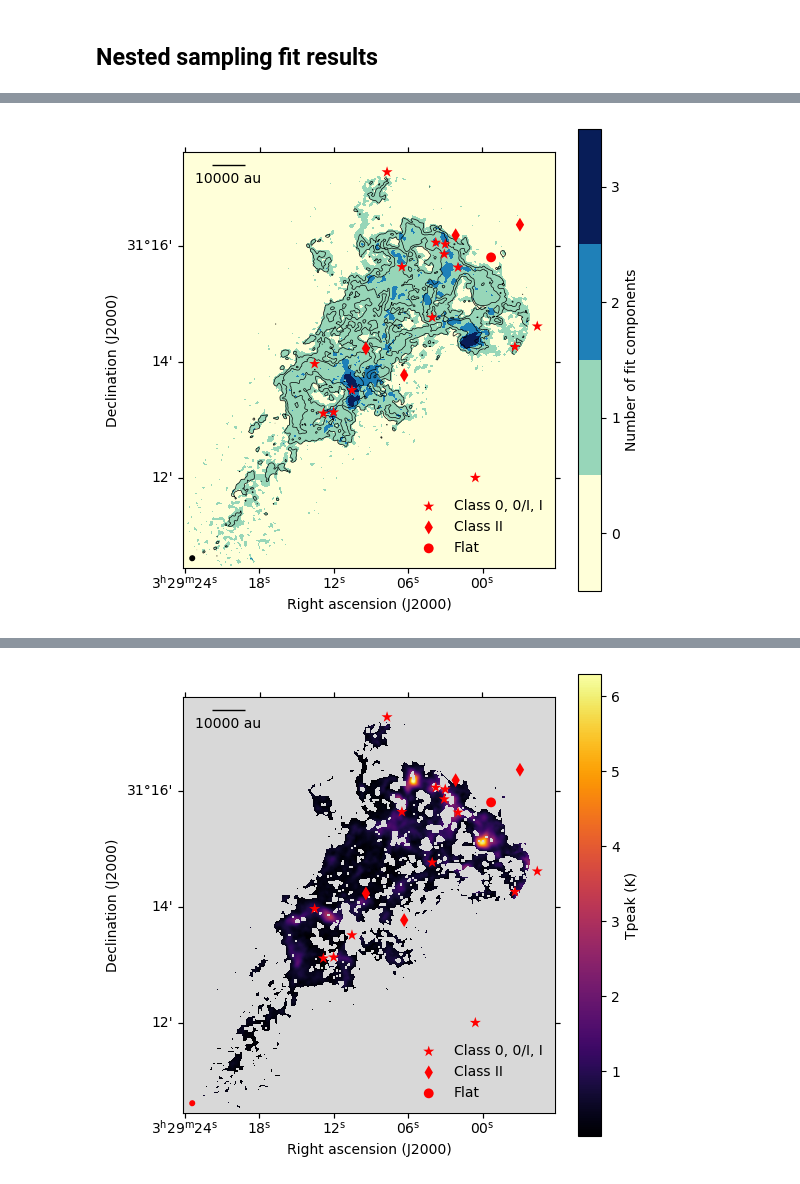
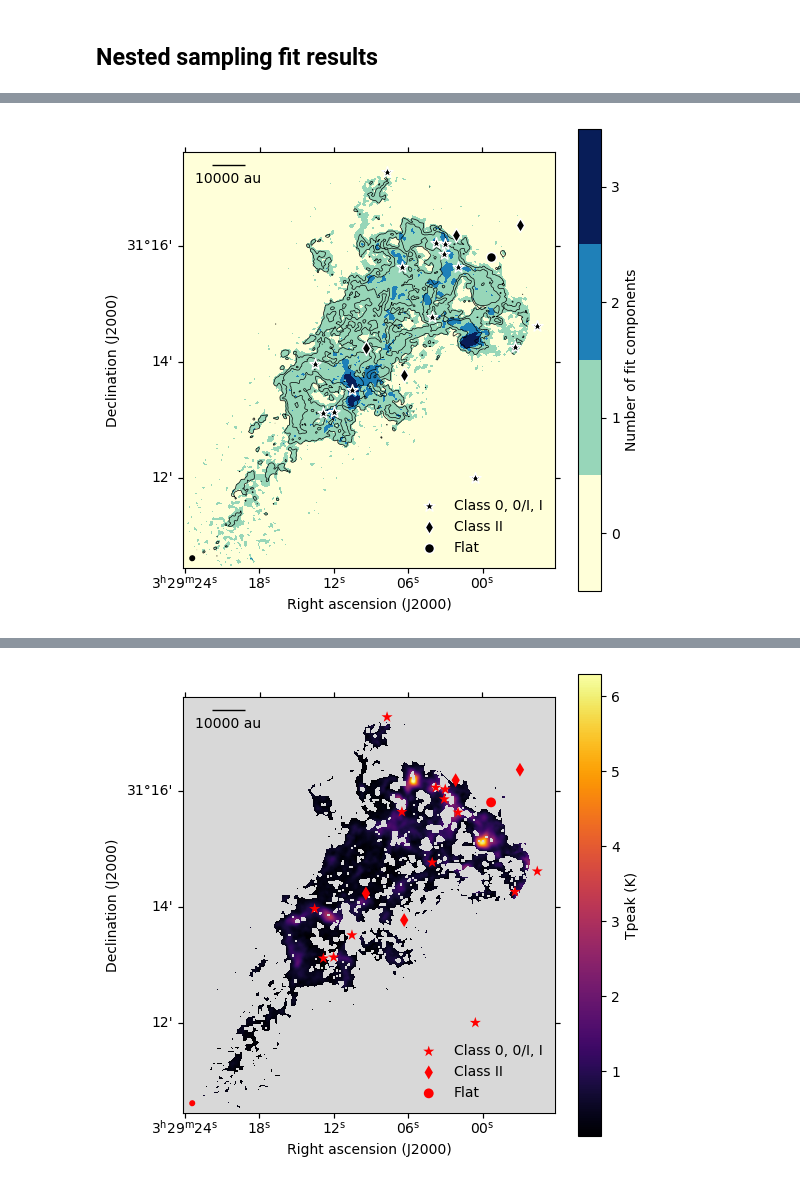
Before and after one commit to tere-valdivia/propstar_gasflow, a Jupyter notebook: figures_NGC1333SE.ipynb, the cells around one changed output, grey strips where cells are left out. Saved outputs shown, nothing was run; the diff lists cells and outputs as text; code cells hidden in the pictures.

```diff
--- a/figures_NGC1333SE.ipynb
+++ b/figures_NGC1333SE.ipynb
@@ -461,13 +461,13 @@ add_scalebar(ax, scalebarsize_arcsec, corner='top left', label='{} au'.format(sc
 for i in catalog_protostars.index.values:
     if catalog_protostars.loc[i, 'Class'] == 'I' or catalog_protostars.loc[i, 'Class'] == '0' or catalog_protostars.loc[i, 'Class'] == '0/I':
         class0dot = ax.scatter(catalog_protostars.loc[i, 'RAJ2000'], catalog_protostars.loc[i, 'DEJ2000'],
-                   transform=ax.get_transform('world'), marker='*', facecolor='r', edgecolor='None', s=70, zorder=100)
+                   transform=ax.get_transform('world'), marker='*', facecolor='k', edgecolor='w', s=70, zorder=100)
     elif catalog_protostars.loc[i, 'Class'] == 'II' or catalog_protostars.loc[i, 'Class'] == 'III':
         classIIdot = ax.scatter(catalog_protostars.loc[i, 'RAJ2000'], catalog_protostars.loc[i, 'DEJ2000'],
-                   transform=ax.get_transform('world'), marker='d', facecolor='r', edgecolor='None', s=50, zorder=100)
+                   transform=ax.get_transform('world'), marker='d', facecolor='k', edgecolor='w', s=50, zorder=100)
     elif catalog_protostars.loc[i, 'Class'] == 'Flat':
         classflatdot = ax.scatter(catalog_protostars.loc[i, 'RAJ2000'], catalog_protostars.loc[i, 'DEJ2000'],
-                   transform=ax.get_transform('world'), marker='o', facecolor='r', edgecolor='None', s=50, zorder=100)
+                   transform=ax.get_transform('world'), marker='o', facecolor='k', edgecolor='w', s=50, zorder=100)
     else: continue
 ax.legend([class0dot, classIIdot, classflatdot], ['Class 0, 0/I, I', 'Class II', 'Flat'], frameon=False, loc=4)
 ax.set_facecolor(cmap(0))
@@ -478,35 +478,34 @@ fig.savefig('figures/HC3N_ncompbayes.pdf', bbox_inches='tight', dpi=100)
 # Like the previous oe but with SNR levels
 fig, ax = plt.subplots(1, 1, figsize=(6,6), subplot_kw={'projection': wcs})
 cmap = cm.get_cmap('YlGnBu', 4).copy()
 ncompbayes[np.where(np.isnan(ncompbayes))] = 0
 # ncompflag[np.where(np.isnan(ncompflag))] = 0.
 
 sc1 = ax.imshow(ncompbayes,  cmap=cmap, vmin=-0.5, vmax=3.5)
 cax = plt.colorbar(sc1, ax=ax, label='Number of fit components', ticks=np.arange(4))
 # ax.contour(ncompflag, levels=[0.5], colors='w', linewidths=0.5)
 CS = ax.contour(hc3nsnr, colors='k', levels=[5, 10], linewidths=0.5)
 
 lon = ax.coords[0]
 lat = ax.coords[1]
 lon.set_axislabel('Right ascension (J2000)')
 lat.set_axislabel('Declination (J2000)')
 
 add_beam(ax, major=bmaj, minor=bmin, angle=bpa, color='k', pad=0.1)
 add_scalebar(ax, scalebarsize_arcsec, corner='top left', label='{} au'.format(scalebarsize))
-
 for i in catalog_protostars.index.values:
     if catalog_protostars.loc[i, 'Class'] == 'I' or catalog_protostars.loc[i, 'Class'] == '0' or catalog_protostars.loc[i, 'Class'] == '0/I':
         class0dot = ax.scatter(catalog_protostars.loc[i, 'RAJ2000'], catalog_protostars.loc[i, 'DEJ2000'],
-                   transform=ax.get_transform('world'), marker='*', facecolor='r', edgecolor='None', s=70, zorder=100)
+                   transform=ax.get_transform('world'), marker='*', facecolor='k', edgecolor='w', s=70, zorder=100)
     elif catalog_protostars.loc[i, 'Class'] == 'II' or catalog_protostars.loc[i, 'Class'] == 'III':
         classIIdot = ax.scatter(catalog_protostars.loc[i, 'RAJ2000'], catalog_protostars.loc[i, 'DEJ2000'],
-                   transform=ax.get_transform('world'), marker='d', facecolor='r', edgecolor='None', s=50, zorder=100)
+                   transform=ax.get_transform('world'), marker='d', facecolor='k', edgecolor='w', s=50, zorder=100)
     elif catalog_protostars.loc[i, 'Class'] == 'Flat':
         classflatdot = ax.scatter(catalog_protostars.loc[i, 'RAJ2000'], catalog_protostars.loc[i, 'DEJ2000'],
-                   transform=ax.get_transform('world'), marker='o', facecolor='r', edgecolor='None', s=50, zorder=100)
+                   transform=ax.get_transform('world'), marker='o', facecolor='k', edgecolor='w', s=50, zorder=100)
     else: continue
 ax.legend([class0dot, classIIdot, classflatdot], ['Class 0, 0/I, I', 'Class II', 'Flat'], frameon=False, loc=4)
 ax.set_facecolor(cmap(0))
 fig.savefig('figures/HC3N_ncompbayes_wsnr.pdf', bbox_inches='tight', dpi=100)
 # %% [output]
-[figure, old version]
+[figure, new version]
```
Also changed, not shown: parts of 7 cells of this notebook, 12 other files.
